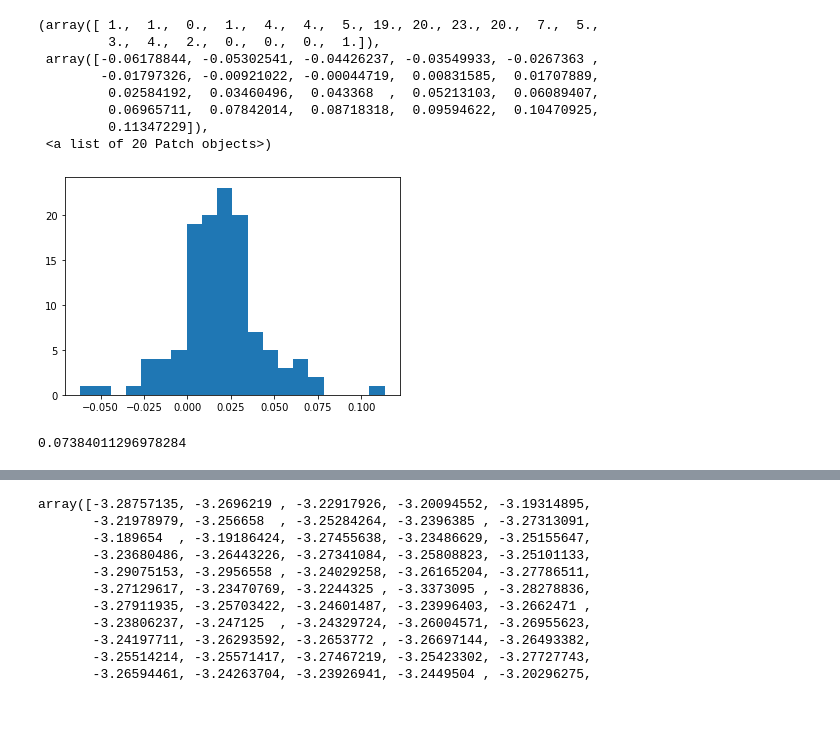
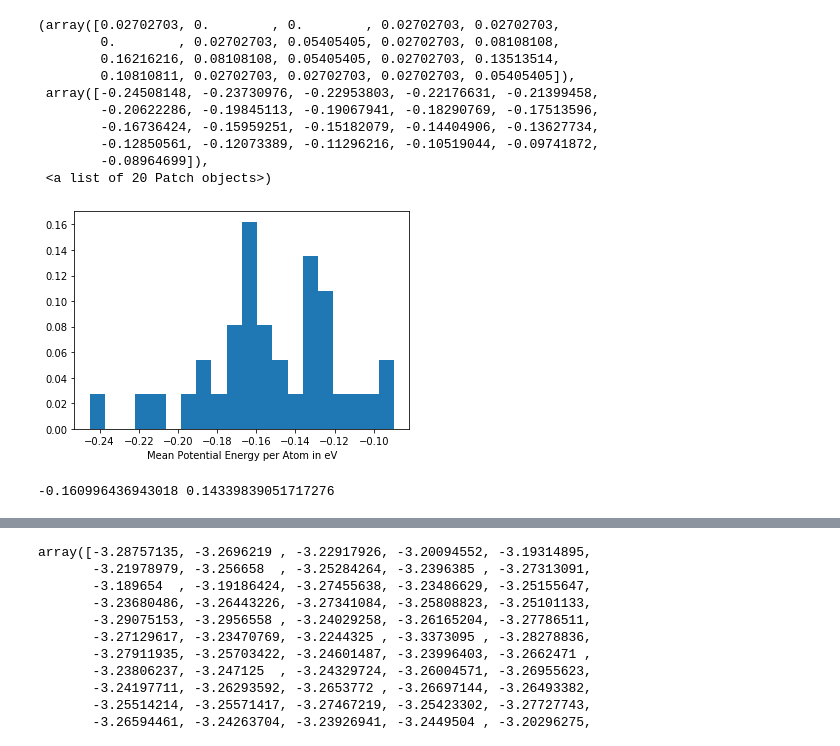
Before and after one commit to PaulTwine/TripleLines.github.io, a Jupyter notebook: DataCollection.ipynb, the cells around one changed output, grey strips where cells are left out. Drawn from its saved outputs; the diff is of its cells as text; code cells hidden in the pictures; blank space fills up the shorter version.

```diff
--- a/DataCollection.ipynb
+++ b/DataCollection.ipynb
@@ -13,9 +13,8 @@ from io import StringIO
 strDirectory = '/home/paul/csf3_scratch/TripleLines/data'
 lstAllFilenames = []
 strData = ''
-for j in range(1,21):
+for j in range(1,19):
     fin = open(strDirectory + str(j) + '/summary.data' + str(j), 'rt')
     strData +=  fin.read()
 df = pd.DataFrame([x.split(',') for x in strData.split('\n')])
-print(np.where(df[3].astype('float')==0))
-df[:,20]
+df
@@ -22,19 +40,22 @@ df[:,20]
 # %%
-arrValues = df[2].astype('float')-df[5].astype('float');
-arrValues = arrValues[arrValues < 2];
-plt.hist(arrValues, bins=20)
+arrValues = df[3].astype('float')-3*df[6].astype('float')-2*3.3594*np.ones(len(df));
+plt.xlabel('Mean Potential Energy per Atom in eV')
+arrWeights = np.ones(len(arrValues))/len(arrValues)
+plt.hist(arrValues,bins=20, weights = arrWeights)
 # %% [output]
-(array([ 1.,  1.,  0.,  1.,  4.,  4.,  5., 19., 20., 23., 20.,  7.,  5.,
-         3.,  4.,  2.,  0.,  0.,  0.,  1.]),
- array([-0.06178844, -0.05302541, -0.04426237, -0.03549933, -0.0267363 ,
-        -0.01797326, -0.00921022, -0.00044719,  0.00831585,  0.01707889,
-         0.02584192,  0.03460496,  0.043368  ,  0.05213103,  0.06089407,
-         0.06965711,  0.07842014,  0.08718318,  0.09594622,  0.10470925,
-         0.11347229]),
+(array([0.02702703, 0.        , 0.        , 0.02702703, 0.02702703,
+        0.        , 0.02702703, 0.05405405, 0.02702703, 0.08108108,
+        0.16216216, 0.08108108, 0.05405405, 0.02702703, 0.13513514,
+        0.10810811, 0.02702703, 0.02702703, 0.02702703, 0.05405405]),
+ array([-0.24508148, -0.23730976, -0.22953803, -0.22176631, -0.21399458,
+        -0.20622286, -0.19845113, -0.19067941, -0.18290769, -0.17513596,
+        -0.16736424, -0.15959251, -0.15182079, -0.14404906, -0.13627734,
+        -0.12850561, -0.12073389, -0.11296216, -0.10519044, -0.09741872,
+        -0.08964699]),
  <a list of 20 Patch objects>)
-[figure, old version]
+[figure, new version]
 # %%
-3*np.sqrt(np.var(arrValues))
+print(np.mean(arrValues),3.48*np.sqrt(np.var(arrValues)))
 # %% [output]
-0.07384011296978284
+-0.160996436943018 0.14339839051717276
 # %%
```
Also changed, not shown: parts of 2 cells of this notebook, 3 other files.
